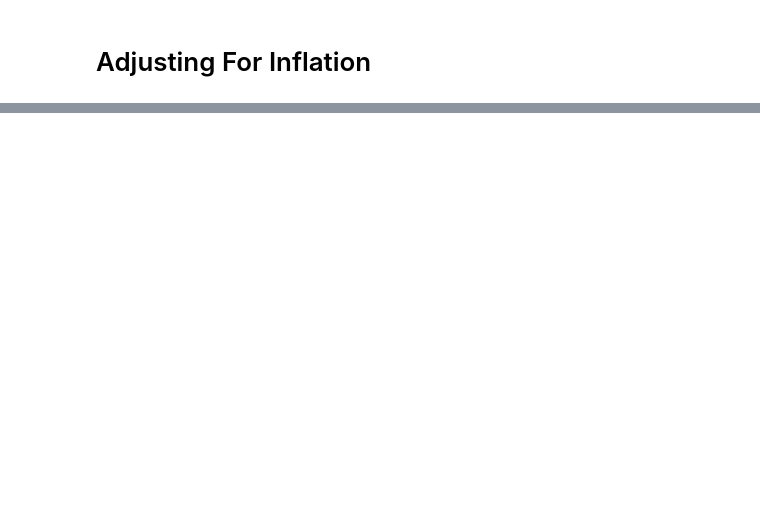
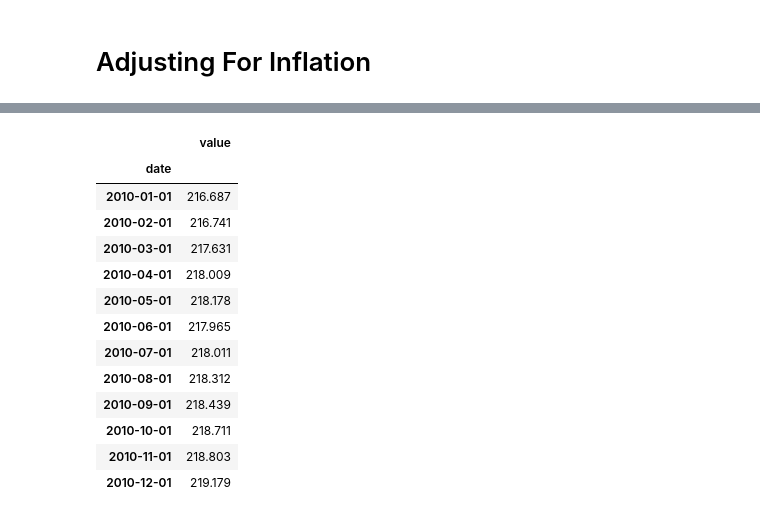
Before and after one commit to softwareeng1/Acquiring-financial-data, a Jupyter notebook: Dataprocessing.ipynb, the cells around one changed output, grey strips where cells are left out. Drawn from its saved outputs; the diff is of its cells as text; code cells hidden in the pictures; blank space fills up the shorter version.

```diff
--- a/Dataprocessing.ipynb
+++ b/Dataprocessing.ipynb
@@ -62,0 +106,26 @@ df = df_daily.resample('M').last()
+# %%
+cpi.update()
+cpi_series = cpi.series
+cpi_series =cpi_series.get()
+# %%
+df = cpi_series.to_dataframe()
+# %%
+df.query('period_type == "monthly" and year >= 2010') \
+.loc[:,["date", "value"]] \
+.set_index('date') \
+.head(12)
+# %% [output]
+|  | value |
+| date |  |
+| 2010-01-01 | 216.687 |
+| 2010-02-01 | 216.741 |
+| 2010-03-01 | 217.631 |
+| 2010-04-01 | 218.009 |
+| 2010-05-01 | 218.178 |
+| 2010-06-01 | 217.965 |
+| 2010-07-01 | 218.011 |
+| 2010-08-01 | 218.312 |
+| 2010-09-01 | 218.439 |
+| 2010-10-01 | 218.711 |
+| 2010-11-01 | 218.803 |
+| 2010-12-01 | 219.179 |
```
Also changed, not shown: parts of 10 cells of this notebook.
